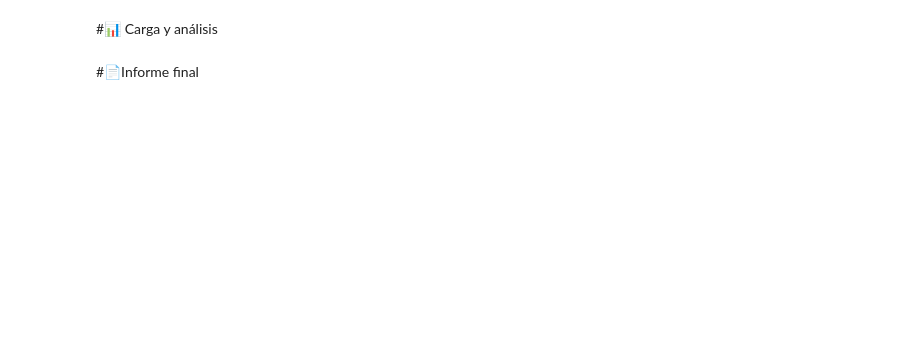
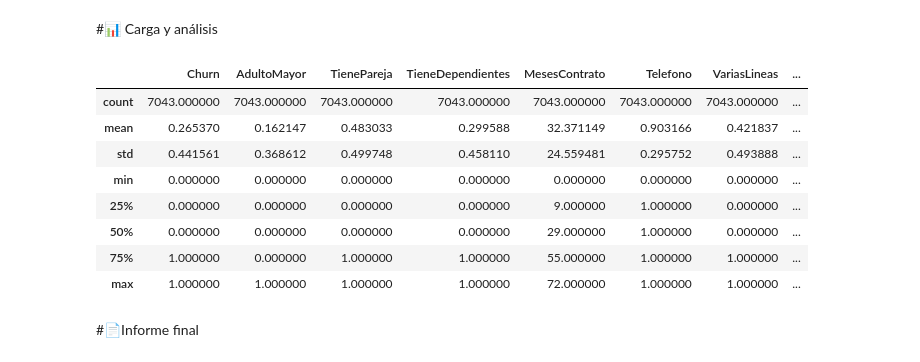
Before and after one commit to smringdesigns/Challenge_2_TelecomX, a Jupyter notebook: TelecomX_LATAM.ipynb, the cells around one changed output. Drawn from its saved outputs; the diff is of its cells as text; code cells hidden in the pictures; blank space fills up the shorter version.

```diff
--- a/TelecomX_LATAM.ipynb
+++ b/TelecomX_LATAM.ipynb
@@ -22,0 +316,40 @@ df = pd.DataFrame(data)
+# %%
+# Columnas binarias (Yes/No)
+columnas_binarias = [
+    'customer.Partner', 'customer.Dependents',
+    'phone.PhoneService', 'phone.MultipleLines',
+    'internet.OnlineSecurity', 'internet.OnlineBackup',
+    'internet.DeviceProtection', 'internet.TechSupport',
+    'internet.StreamingTV', 'internet.StreamingMovies',
+    'account.PaperlessBilling', 'Churn'
+]
+
+# Reemplazar Yes/No por 1/0
+for col in columnas_binarias:
+    df[col] = df[col].replace({'Yes': 1, 'No': 0})
+
+# Convertir a entero (y rellenar NaNs con 0 si es necesario)
+df[columnas_binarias] = df[columnas_binarias].fillna(0).astype(int)
+# %%
+# Renombrar columnas a nombres más claros
+df.rename(columns={
+    'customer.gender': 'Genero',
+    'customer.SeniorCitizen': 'AdultoMayor',
+    'customer.Partner': 'TienePareja',
+    'customer.Dependents': 'TieneDependientes',
+    'customer.tenure': 'MesesContrato',
+    'phone.PhoneService': 'Telefono',
+    'phone.MultipleLines': 'VariasLineas',
+    'internet.InternetService': 'TipoInternet',
+    'internet.OnlineSecurity': 'SeguridadEnLinea',
+    'internet.OnlineBackup': 'RespaldoEnLinea',
+    'internet.DeviceProtection': 'ProteccionDispositivo',
+    'internet.TechSupport': 'SoporteTecnico',
+    'internet.StreamingTV': 'TV',
+    'internet.StreamingMovies': 'Peliculas',
+    'account.Contract': 'TipoContrato',
+    'account.PaperlessBilling': 'FacturaDigital',
+    'account.PaymentMethod': 'MetodoPago',
+    'account.Charges.Monthly': 'CargosMensuales',
+    'account.Charges.Total': 'CargosTotales'
+}, inplace=True)
@@ -23,4 +405,17 @@ df = pd.DataFrame(data)
 # %% [markdown]
 #📊 Carga y análisis
+# %%
+# Análisis estadístico de columnas numéricas
+df.describe()
+# %% [output]
+|  | Churn | AdultoMayor | TienePareja | TieneDependientes | MesesContrato | Telefono | VariasLineas | ... |
+| count | 7043.000000 | 7043.000000 | 7043.000000 | 7043.000000 | 7043.000000 | 7043.000000 | 7043.000000 | ... |
+| mean | 0.265370 | 0.162147 | 0.483033 | 0.299588 | 32.371149 | 0.903166 | 0.421837 | ... |
+| std | 0.441561 | 0.368612 | 0.499748 | 0.458110 | 24.559481 | 0.295752 | 0.493888 | ... |
+| min | 0.000000 | 0.000000 | 0.000000 | 0.000000 | 0.000000 | 0.000000 | 0.000000 | ... |
+| 25% | 0.000000 | 0.000000 | 0.000000 | 0.000000 | 9.000000 | 1.000000 | 0.000000 | ... |
+| 50% | 0.000000 | 0.000000 | 0.000000 | 0.000000 | 29.000000 | 1.000000 | 0.000000 | ... |
+| 75% | 1.000000 | 0.000000 | 1.000000 | 1.000000 | 55.000000 | 1.000000 | 1.000000 | ... |
+| max | 1.000000 | 1.000000 | 1.000000 | 1.000000 | 72.000000 | 1.000000 | 1.000000 | ... |
 # %% [markdown]
 #📄Informe final
```
Also changed, not shown: parts of 27 cells of this notebook.
